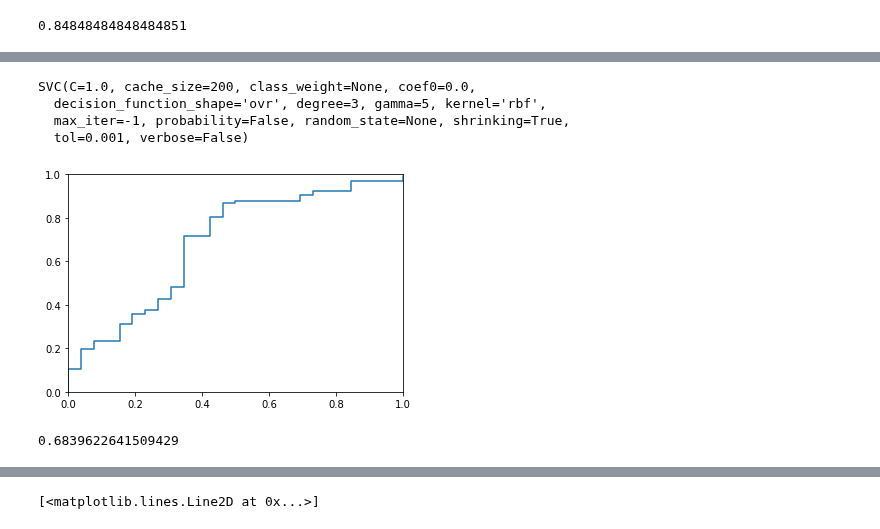
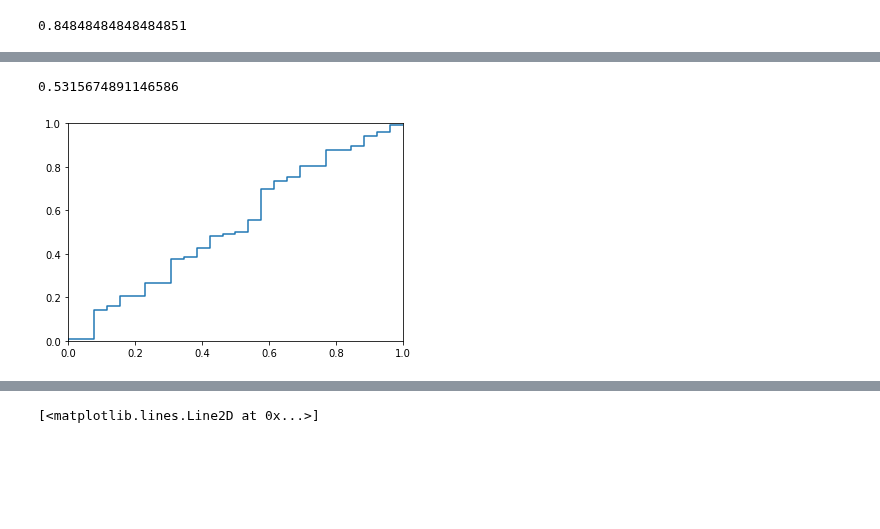
Before and after one commit to ShrekFelix/COMPSCI571-Machine-Learning, a Jupyter notebook: SVM.ipynb, the cells around one changed output, grey strips where cells are left out. Drawn from its saved outputs; the diff is of its cells as text; code cells hidden in the pictures; blank space fills up the shorter version.

```diff
--- a/SVM.ipynb
+++ b/SVM.ipynb
@@ -107,16 +78,8 @@ AUC(x,y)
 # %%
 rbf_svc5 = svm.SVC(gamma=5)
-rbf_svc5.fit(X[itrain], Y[itrain])
+rbf_svc5.fit(X_train, y_train)
+x, y = ROC(X_train, y_test, rbf_svc5)
+AUC(x,y)
 # %% [output]
-SVC(C=1.0, cache_size=200, class_weight=None, coef0=0.0,
-  decision_function_shape='ovr', degree=3, gamma=5, kernel='rbf',
-  max_iter=-1, probability=False, random_state=None, shrinking=True,
-  tol=0.001, verbose=False)
+0.5315674891146586
+[figure, added]
-# %%
-x, y = ROC(X[itest], Y[itest], rbf_svc5)
-# %% [output]
-[figure, removed]
-# %%
-AUC(x,y)
-# %% [output]
-0.6839622641509429
```
Also changed, not shown: parts of 11 cells of this notebook.
